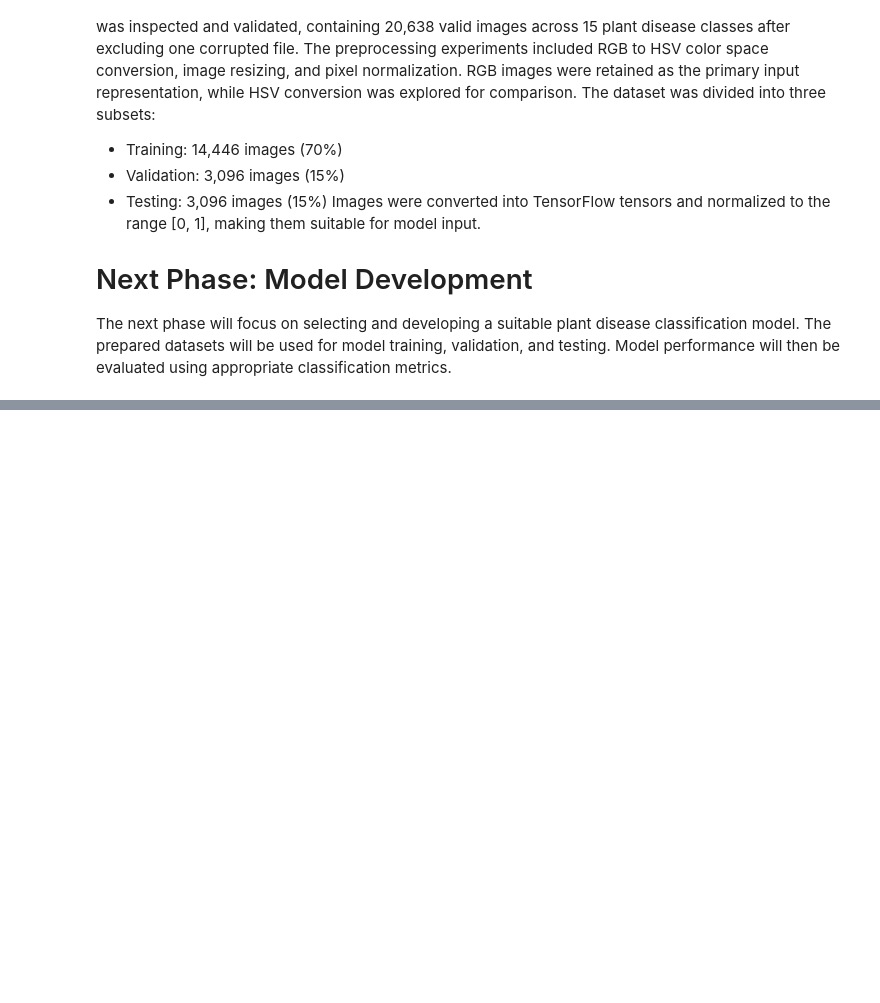
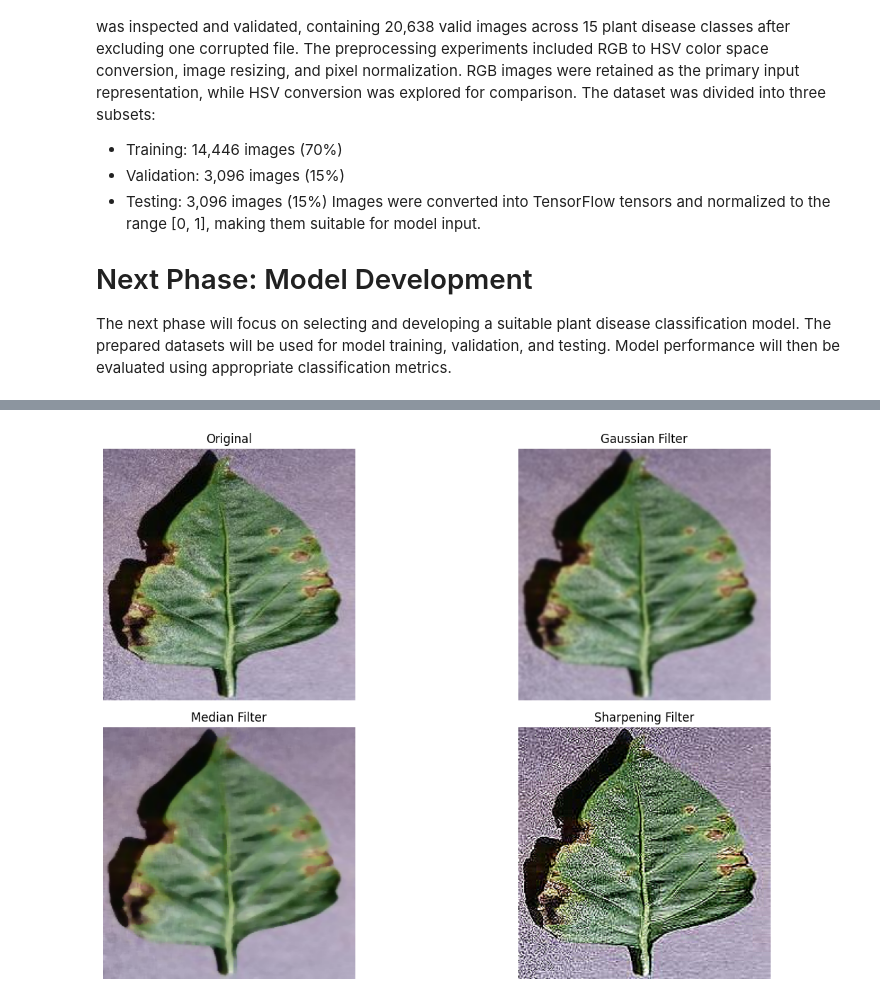
Before and after one commit to Fa-224/Image-Processing-Project, a Jupyter notebook: Planty_Preprocessing.ipynb, the cells around one changed output, grey strips where cells are left out. Drawn from its saved outputs; the diff is of its cells as text; code cells hidden in the pictures; blank space fills up the shorter version.

```diff
--- a/Planty_Preprocessing.ipynb
+++ b/Planty_Preprocessing.ipynb
@@ -264,0 +451,34 @@ The prepared datasets will be used for model training, validation, and testing.
+# %%
+import cv2
+import numpy as np
+import matplotlib.pyplot as plt
+
+# Load a sample image
+image = cv2.imread(image_paths[0])
+image = cv2.cvtColor(image, cv2.COLOR_BGR2RGB)
+
+# Apply spatial filters
+gaussian = cv2.GaussianBlur(image, (5, 5), 0)
+median = cv2.medianBlur(image, 5)
+
+# Apply sharpening filter (converting kernel to numpy array)
+kernel = np.array([
+   [0, -1, 0],
+   [-1, 5, -1],
+   [0, -1, 0]
+], dtype=np.float32)
+sharpened = cv2.filter2D(image, -1, kernel)
+
+# Display results
+titles = ["Original", "Gaussian Filter", "Median Filter", "Sharpening Filter"]
+images = [image, gaussian, median, sharpened]
+plt.figure(figsize=(14, 8))
+for i in range(4):
+   plt.subplot(2, 2, i + 1)
+   plt.imshow(images[i])
+   plt.title(titles[i])
+   plt.axis("off")
+plt.tight_layout()
+plt.show()
+# %% [output]
+[figure, added]
```
Also changed, not shown: parts of 22 cells of this notebook.
